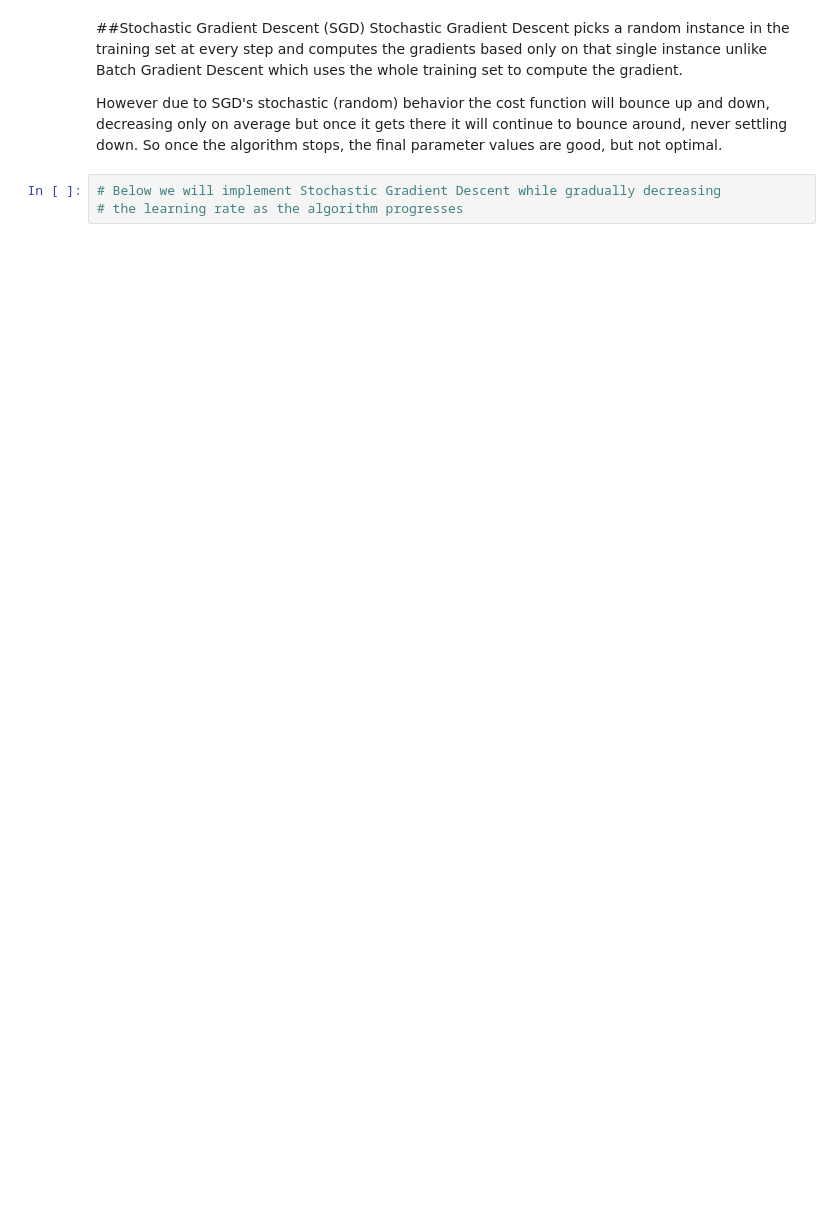
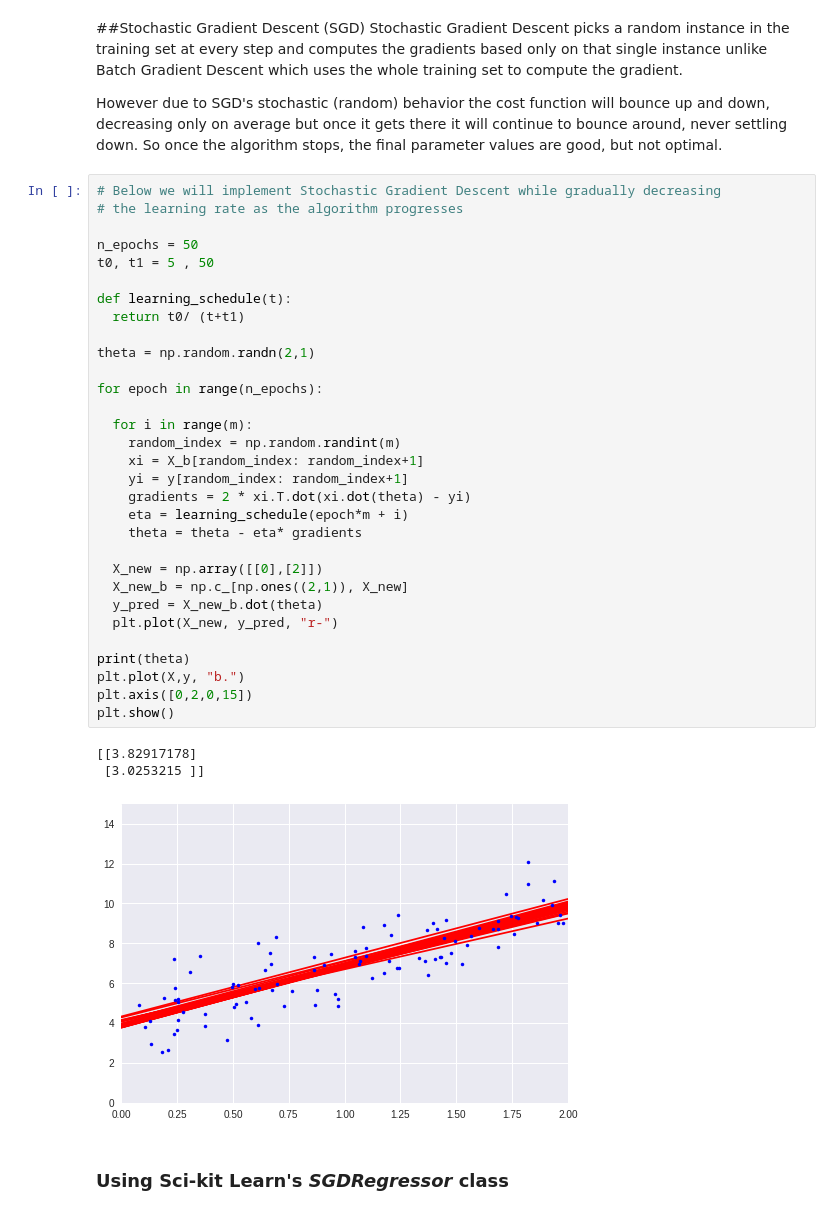
Before and after one commit to hamk3010/DeepLearning, a Jupyter notebook: ML-Algos/Linear-Regression Model.ipynb, the cells around one changed output. Saved outputs shown, nothing was run; the diff lists cells and outputs as text; blank space fills up the shorter version.

```diff
--- a/ML-Algos/Linear-Regression Model.ipynb
+++ b/ML-Algos/Linear-Regression Model.ipynb
@@ -40,6 +40,40 @@ plt.show()
 Stochastic Gradient Descent picks a random instance in the training set at every step and computes the gradients based only on that single instance unlike Batch Gradient Descent which uses the whole training set to compute the gradient.
 
 However due to SGD's stochastic (random) behavior the cost function will bounce up and down, decreasing only on average but once it gets there it will continue to bounce around, never settling down. So once the algorithm stops, the final parameter values are good, but not optimal.
-# %%
-# Below we will implement Stochastic Gradient Descent while gradually decreasing
-# the learning rate as the algorithm progresses
+# %%
+# Below we will implement Stochastic Gradient Descent while gradually decreasing
+# the learning rate as the algorithm progresses
+
+n_epochs = 50
+t0, t1 = 5 , 50
+
+def learning_schedule(t):
+  return t0/ (t+t1)
+
+theta = np.random.randn(2,1)
+
+for epoch in range(n_epochs):
+
+  for i in range(m):
+    random_index = np.random.randint(m)
+    xi = X_b[random_index: random_index+1]
+    yi = y[random_index: random_index+1]
+    gradients = 2 * xi.T.dot(xi.dot(theta) - yi)
+    eta = learning_schedule(epoch*m + i)
+    theta = theta - eta* gradients
+
+  X_new = np.array([[0],[2]])
+  X_new_b = np.c_[np.ones((2,1)), X_new]
+  y_pred = X_new_b.dot(theta)
+  plt.plot(X_new, y_pred, "r-")
+
+print(theta)
+plt.plot(X,y, "b.")
+plt.axis([0,2,0,15])
+plt.show()
+# %% [output]
+[[3.82917178]
+ [3.0253215 ]]
+[figure, added]
+# %% [markdown]
+### Using Sci-kit Learn's *SGDRegressor* class
```
Also changed, not shown: parts of 4 cells of this notebook.
